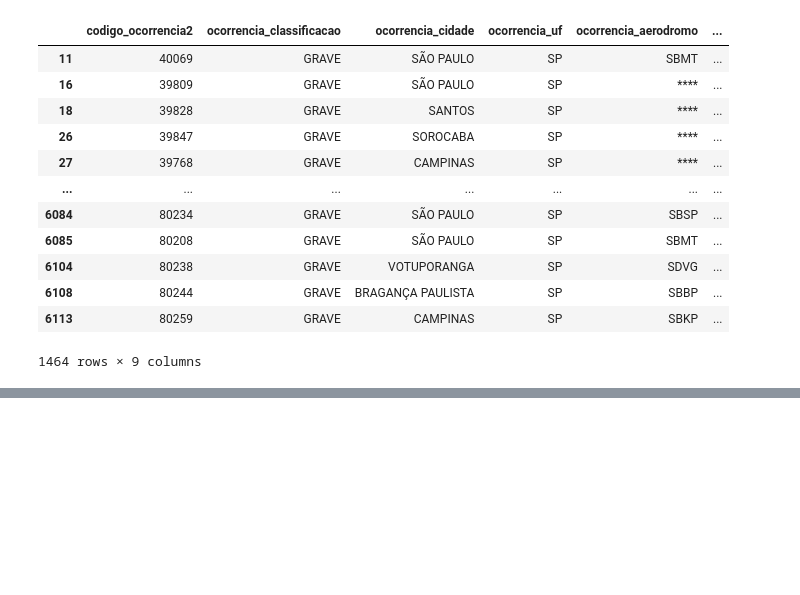
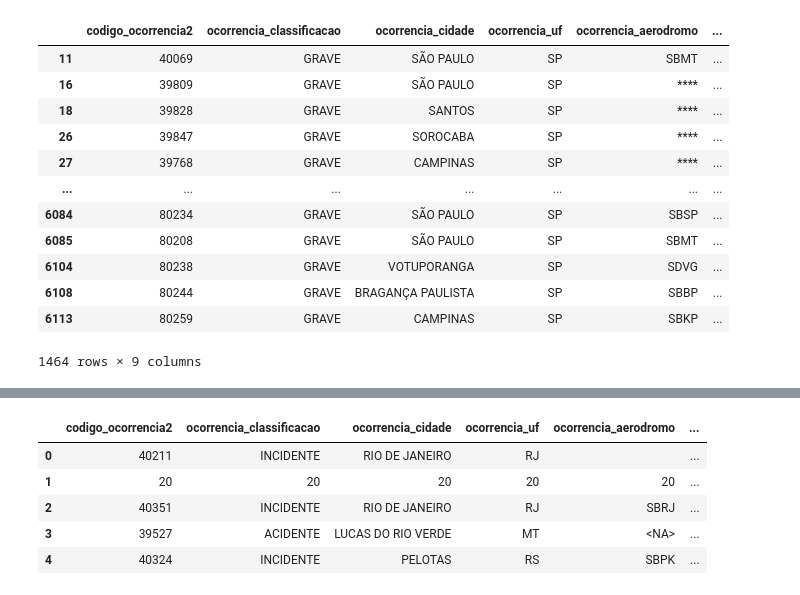
Before and after one commit to angelacpd/etl-dio, a Jupyter notebook: Cleaning.ipynb, the cells around one changed output, grey strips where cells are left out. Drawn from its saved outputs; the diff is of its cells as text; code cells hidden in the pictures; blank space fills up the shorter version.

```diff
--- a/Cleaning.ipynb
+++ b/Cleaning.ipynb
@@ -200,0 +216,9 @@ df.loc[df.ocorrencia_uf == 'SP']
+# %%
+df.head()
+# %% [output]
+|  | codigo_ocorrencia2 | ocorrencia_classificacao | ocorrencia_cidade | ocorrencia_uf | ocorrencia_aerodromo | ... |
+| 0 | 40211 | INCIDENTE | RIO DE JANEIRO | RJ |  | ... |
+| 1 | 20 | 20 | 20 | 20 | 20 | ... |
+| 2 | 40351 | INCIDENTE | RIO DE JANEIRO | RJ | SBRJ | ... |
+| 3 | 39527 | ACIDENTE | LUCAS DO RIO VERDE | MT | <NA> | ... |
+| 4 | 40324 | INCIDENTE | PELOTAS | RS | SBPK | ... |
```
Also changed, not shown: parts of 10 cells of this notebook.
